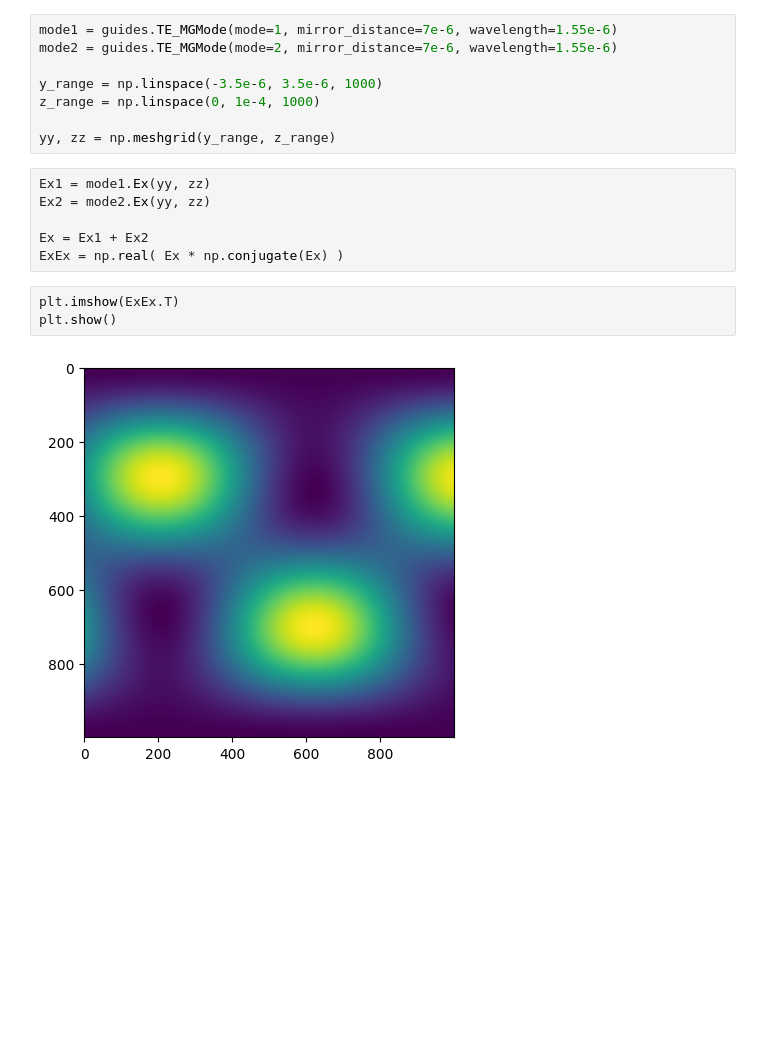
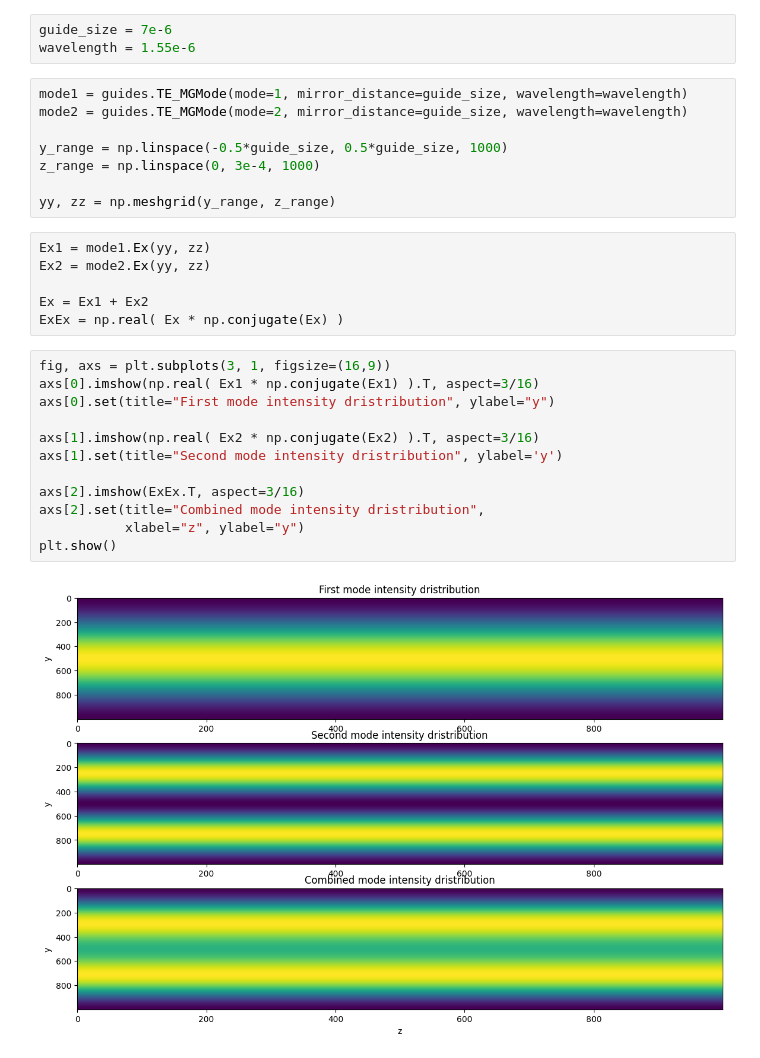
Before and after one commit to IPrearo/OptSim, a Jupyter notebook: src/optsim/testing.ipynb, the cells around one changed output. Cells and saved outputs as stored; diff of their text form; blank space fills up the shorter version.

Commit message:
start of planar dielectric guide fields

```diff
--- a/src/optsim/testing.ipynb
+++ b/src/optsim/testing.ipynb
@@ -3,11 +3,14 @@ import guides
 import numpy as np
 import matplotlib.pyplot as plt
+# %%
+guide_size = 7e-6
+wavelength = 1.55e-6
 # %%
-mode1 = guides.TE_MGMode(mode=1, mirror_distance=7e-6, wavelength=1.55e-6)
-mode2 = guides.TE_MGMode(mode=2, mirror_distance=7e-6, wavelength=1.55e-6)
+mode1 = guides.TE_MGMode(mode=1, mirror_distance=guide_size, wavelength=wavelength)
+mode2 = guides.TE_MGMode(mode=2, mirror_distance=guide_size, wavelength=wavelength)
 
-y_range = np.linspace(-3.5e-6, 3.5e-6, 1000)
-z_range = np.linspace(0, 1e-4, 1000)
+y_range = np.linspace(-0.5*guide_size, 0.5*guide_size, 1000)
+z_range = np.linspace(0, 3e-4, 1000)
 
 yy, zz = np.meshgrid(y_range, z_range)
 # %%
@@ -17,8 +20,17 @@ Ex2 = mode2.Ex(yy, zz)
 Ex = Ex1 + Ex2
 ExEx = np.real( Ex * np.conjugate(Ex) )
 # %%
-plt.imshow(ExEx.T)
+fig, axs = plt.subplots(3, 1, figsize=(16,9))
+axs[0].imshow(np.real( Ex1 * np.conjugate(Ex1) ).T, aspect=3/16)
+axs[0].set(title="First mode intensity dristribution", ylabel="y")
+
+axs[1].imshow(np.real( Ex2 * np.conjugate(Ex2) ).T, aspect=3/16)
+axs[1].set(title="Second mode intensity dristribution", ylabel='y')
+
+axs[2].imshow(ExEx.T, aspect=3/16)
+axs[2].set(title="Combined mode intensity dristribution",
+           xlabel="z", ylabel="y")
 plt.show()
 # %% [output]
-[figure, old version]
+[figure, new version]
 # %%
```
Also changed, not shown: parts of 5 cells of this notebook, 10 other files.
